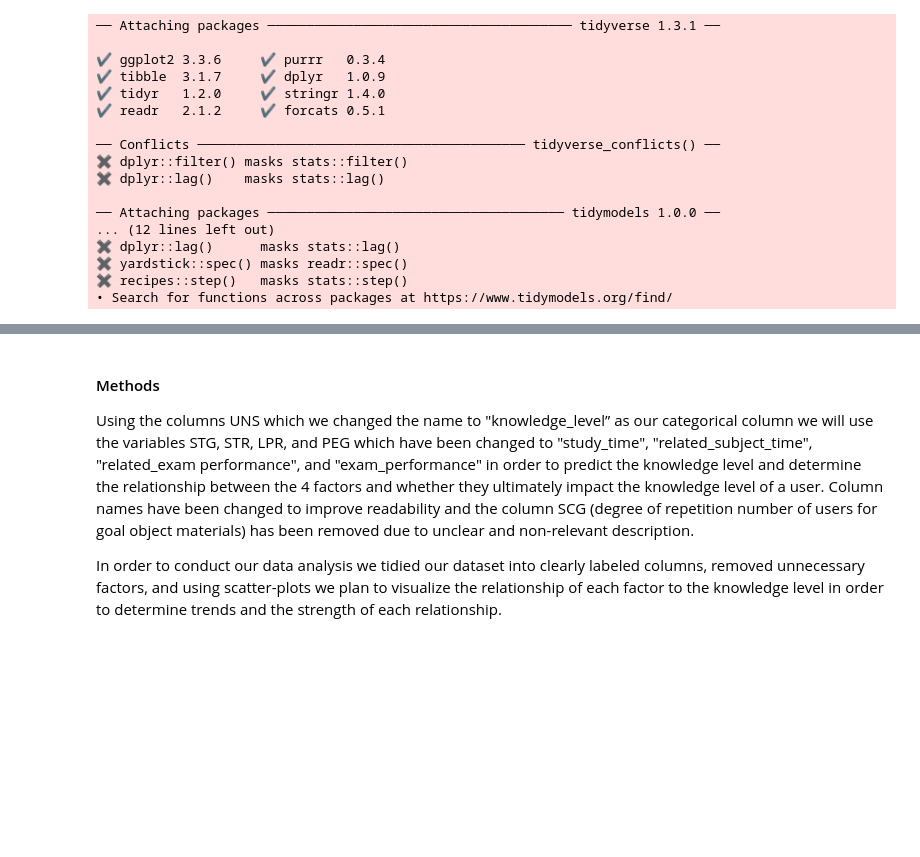
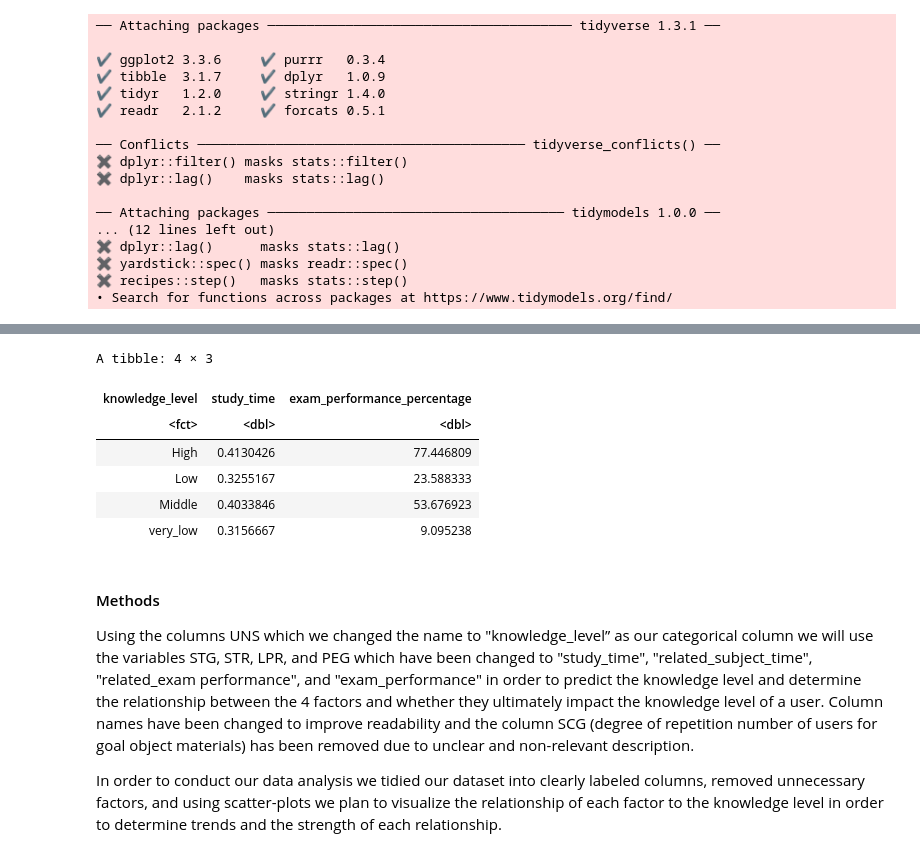
Before and after one commit to maywilsdon/dsci-100-2023s1-group-20, a Jupyter notebook: proposal.ipynb, the cells around one changed output, grey strips where cells are left out. Drawn from its saved outputs; the diff is of its cells as text; code cells hidden in the pictures; blank space fills up the shorter version.

```diff
--- a/proposal.ipynb
+++ b/proposal.ipynb
@@ -167,3 +176,18 @@ plot_rel_exam_perf
+# %%
+# Summarizing only the variables we intend to use to predict the knowledge level. The predictive variables we are using are
+# study_time, and exam_performance_percentage. The categorical variable we would like to predict is knowledge_level
+
+summarize_average <- student_average |>
+    select(knowledge_level, study_time, exam_performance_percentage)
+summarize_average
+# %% [output]
+A tibble: 4 × 3
+| knowledge_level | study_time | exam_performance_percentage |
+| <fct> | <dbl> | <dbl> |
+| High | 0.4130426 | 77.446809 |
+| Low | 0.3255167 | 23.588333 |
+| Middle | 0.4033846 | 53.676923 |
+| very_low | 0.3156667 | 9.095238 |
 # %% [markdown]
 #### Methods
 
```
Also changed, not shown: parts of 3 cells of this notebook.
